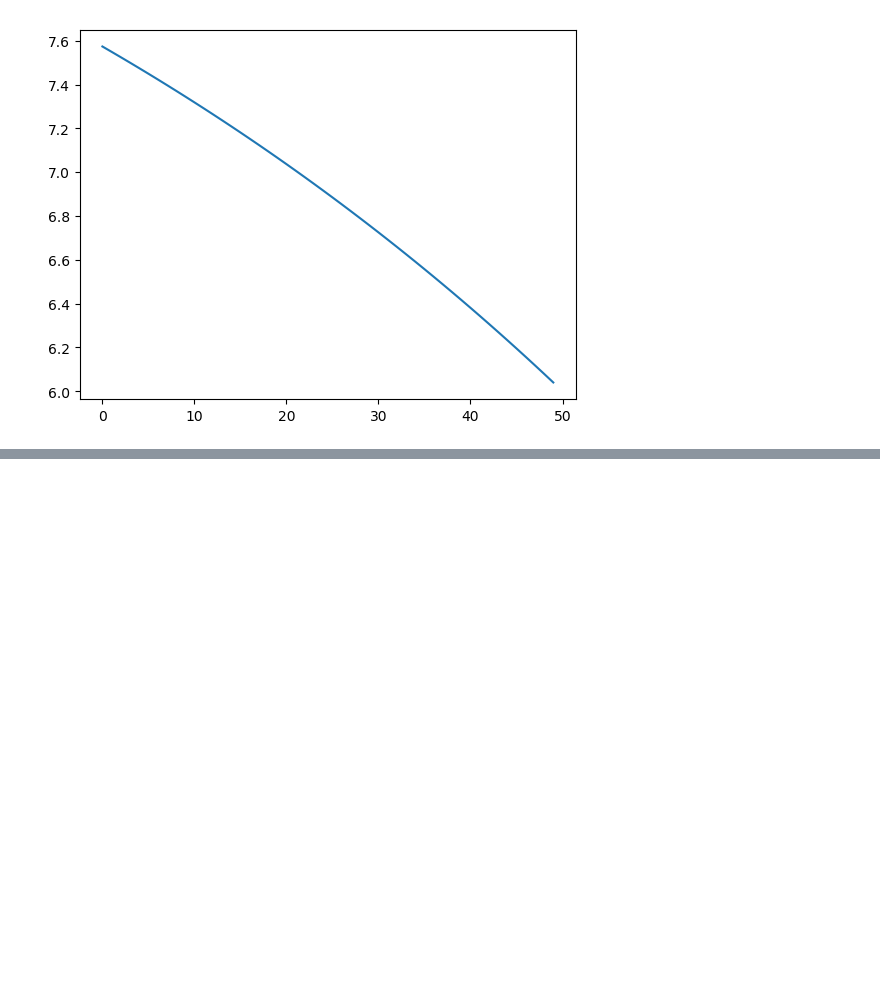
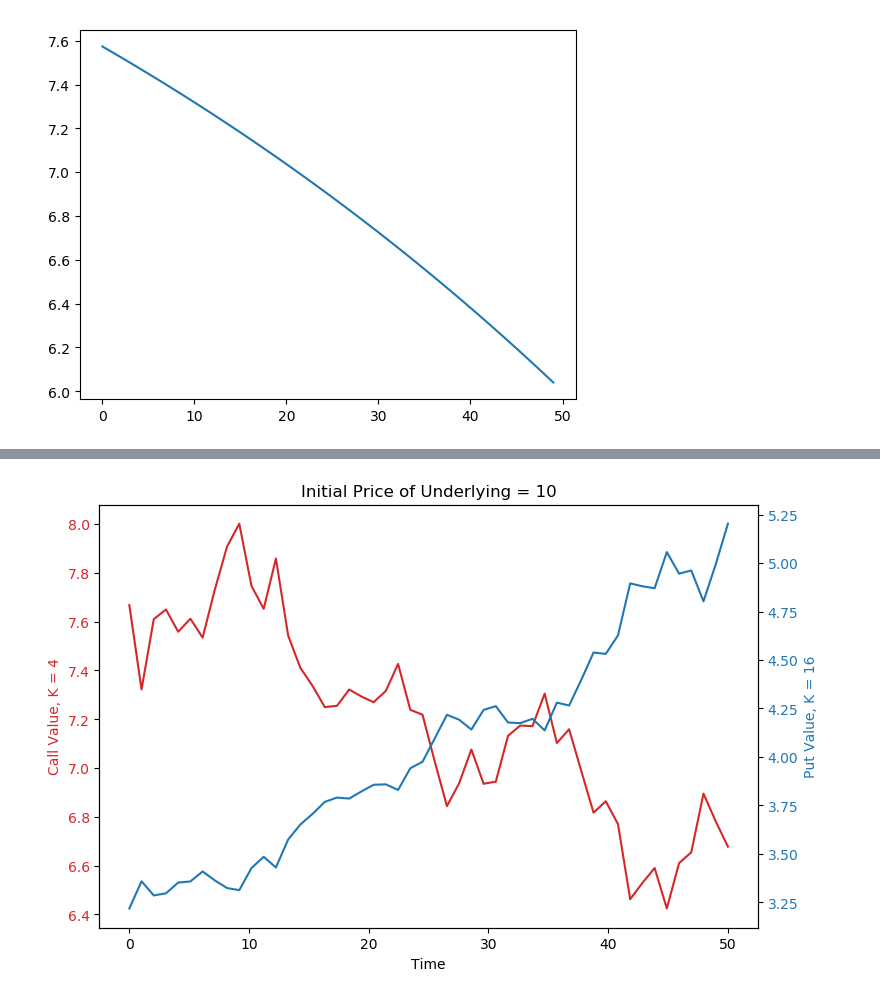
Before and after one commit to raaheim/Black-Scholes, a Jupyter notebook: Projet.ipynb, the cells around one changed output, grey strips where cells are left out. Saved outputs shown, nothing was run; the diff lists cells and outputs as text; code cells hidden in the pictures; blank space fills up the shorter version.

```diff
--- a/Projet.ipynb
+++ b/Projet.ipynb
@@ -128,0 +168,21 @@ plt.show()
+# %%
+fig, ax1 = plt.subplots(figsize = (8,5))
+
+color = 'tab:red'
+ax1.set_xlabel('Time')
+ax1.set_ylabel('Call Value, K = 4', color=color)
+ax1.plot(t, Call_Val, color=color)
+ax1.tick_params(axis='y', labelcolor=color)
+
+ax2 = ax1.twinx()
+
+color = 'tab:blue'
+ax2.set_ylabel('Put Value, K = 16', color=color)  # we already handled the x-label with ax1
+ax2.plot(t, Put_Val, color=color)
+ax2.tick_params(axis='y', labelcolor=color)
+
+fig.tight_layout()  # otherwise the right y-label is slightly clipped
+plt.title("Initial Price of Underlying = 10")
+plt.show()
+# %% [output]
+[figure, added]
```
Also changed, not shown: parts of 8 cells of this notebook.
